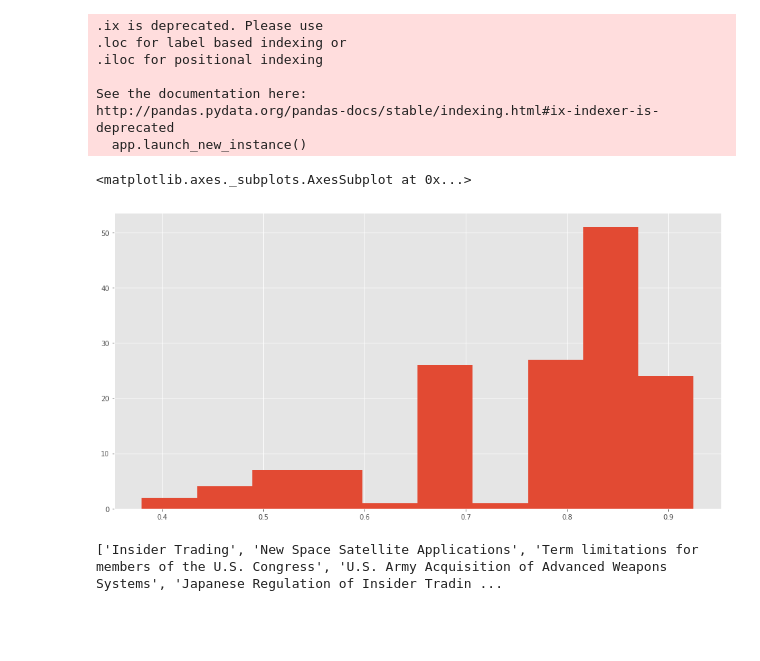
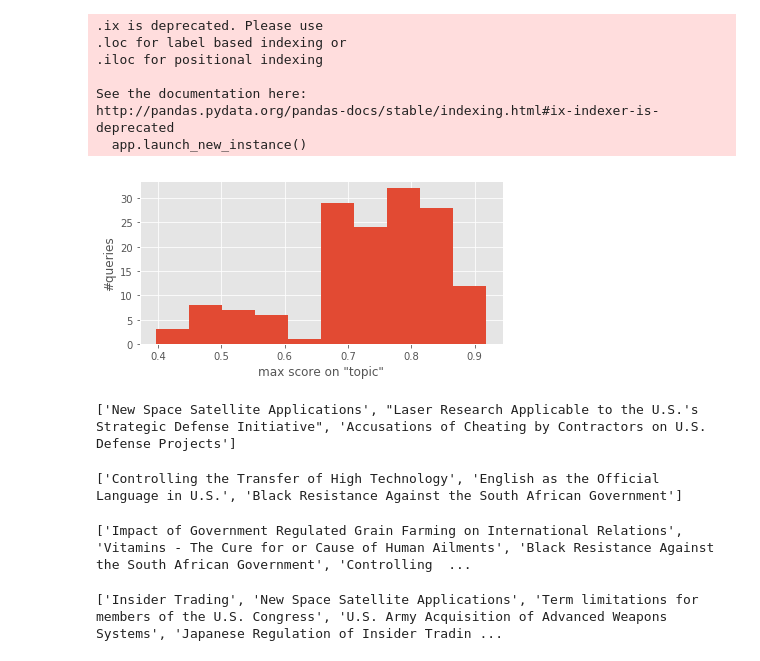
Before and after one commit to littlewine/search-struct-unstruct-data, a Jupyter notebook: assignment 1 Antonis.ipynb, the cells around one changed output. Drawn from its saved outputs; the diff is of its cells as text; code cells hidden in the pictures; blank space fills up the shorter version.

```diff
--- a/assignment 1 Antonis.ipynb
+++ b/assignment 1 Antonis.ipynb
@@ -1293,7 +1308,7 @@ lda_50 already exists on disk
 took 1541 sec for 50 latent dims
 # %%
 # select / load model
-model_name = 'lda_10'
+model_name = 'lda_50'
 model = gensim.models.ldamulticore.LdaModel.load('lda/'+model_name)
 model.minimum_probability=0
 # %%
@@ -1318,8 +1333,18 @@ for q_id in transformed_queries.keys():
 See the documentation here:
 http://pandas.pydata.org/pandas-docs/stable/indexing.html#ix-indexer-is-deprecated
   app.launch_new_instance()
-# %%
-max_topic_score.hist()
-# %% [output]
-<matplotlib.axes._subplots.AxesSubplot at 0x...>
-[figure, removed]
+# %%
+max_topic_score.hist()
+plt.ylabel('#queries')
+plt.xlabel('max score on "topic"')
+plt.savefig('ldaMaxTopicScore.eps', format='eps', dpi=1000)
+# %% [output]
+[figure, added]
+# %%
+print([queries[x] for x in ['113','102','152']])
+# %% [output]
+['New Space Satellite Applications', "Laser Research Applicable to the U.S.'s Strategic Defense Initiative", 'Accusations of Cheating by Contractors on U.S. Defense Projects']
+# %%
+print([queries[x] for x in ['100','177','110']])
+# %% [output]
+['Controlling the Transfer of High Technology', 'English as the Official Language in U.S.', 'Black Resistance Against the South African Government']
@@ -1326,3 +1353,7 @@ max_topic_score.hist()
+# %%
+print([queries[x] for x in ['142','160','110','100']])
+# %% [output]
+['Impact of Government Regulated Grain Farming on International Relations', 'Vitamins - The Cure for or Cause of Human Ailments', 'Black Resistance Against the South African Government', 'Controlling  ...
 # %%
 print([queries[x] for x in max_topic_score.sort_values().index])
 # %% [output]
```
Also changed, not shown: parts of 7 cells of this notebook.
